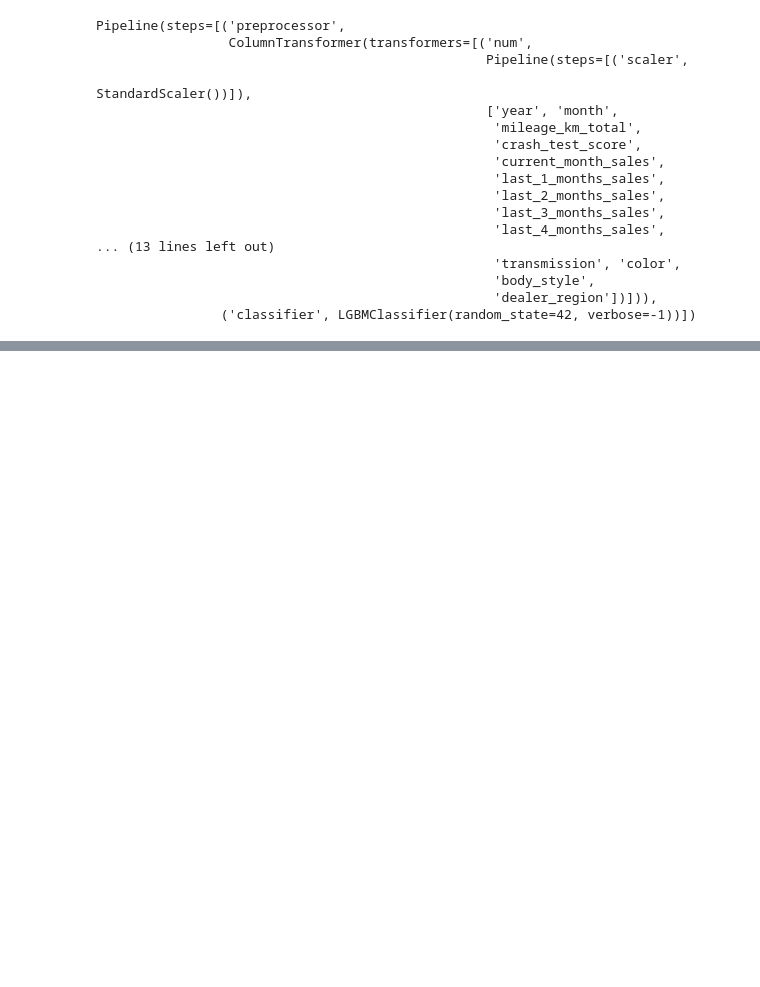
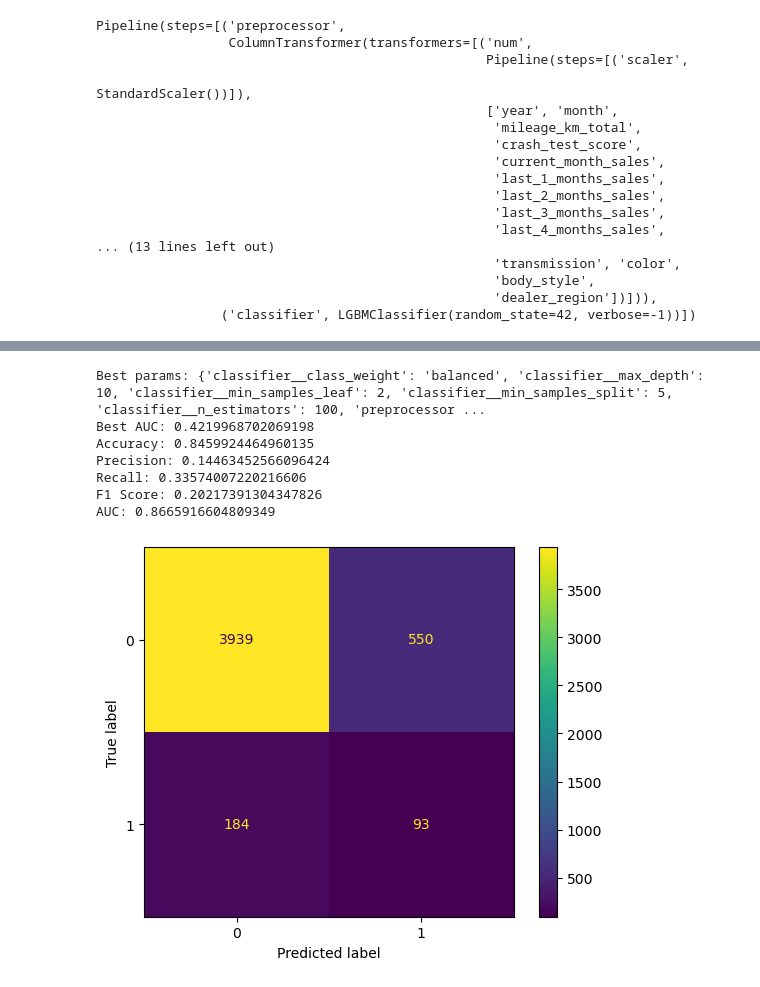
Before and after one commit to postatum/dealerships_sales_forecasting, a Jupyter notebook: notebooks/03_model_training.ipynb, the cells around one changed output, grey strips where cells are left out. Drawn from its saved outputs; the diff is of its cells as text; code cells hidden in the pictures; blank space fills up the shorter version.

```diff
--- a/notebooks/03_model_training.ipynb
+++ b/notebooks/03_model_training.ipynb
@@ -326,15 +331,24 @@ KeyboardInterrupt:
 # %%
 model_2 = grid_search_pipeline(
     pipeline_2,
     extra_params={
         "classifier__n_estimators": [100, 200],
         "classifier__max_depth": [None, 10, 20],
         "classifier__min_samples_split": [2, 5],
         "classifier__min_samples_leaf": [1, 2],
-        "classifier__class_weight": [None, "balanced", class_weights],
+        "classifier__class_weight": ["balanced", class_weights],
     },
 )
 evaluate_model(model_2)
+# %% [output]
+Best params: {'classifier__class_weight': 'balanced', 'classifier__max_depth': 10, 'classifier__min_samples_leaf': 2, 'classifier__min_samples_split': 5, 'classifier__n_estimators': 100, 'preprocessor ...
+Best AUC: 0.4219968702069198
+Accuracy: 0.8459924464960135
+Precision: 0.14463452566096424
+Recall: 0.33574007220216606
+F1 Score: 0.20217391304347826
+AUC: 0.8665916604809349
+[figure, added]
 # %%
 model_3 = grid_search_pipeline(
     pipeline_3,
```
Also changed, not shown: parts of 4 cells of this notebook, 4 other files.
